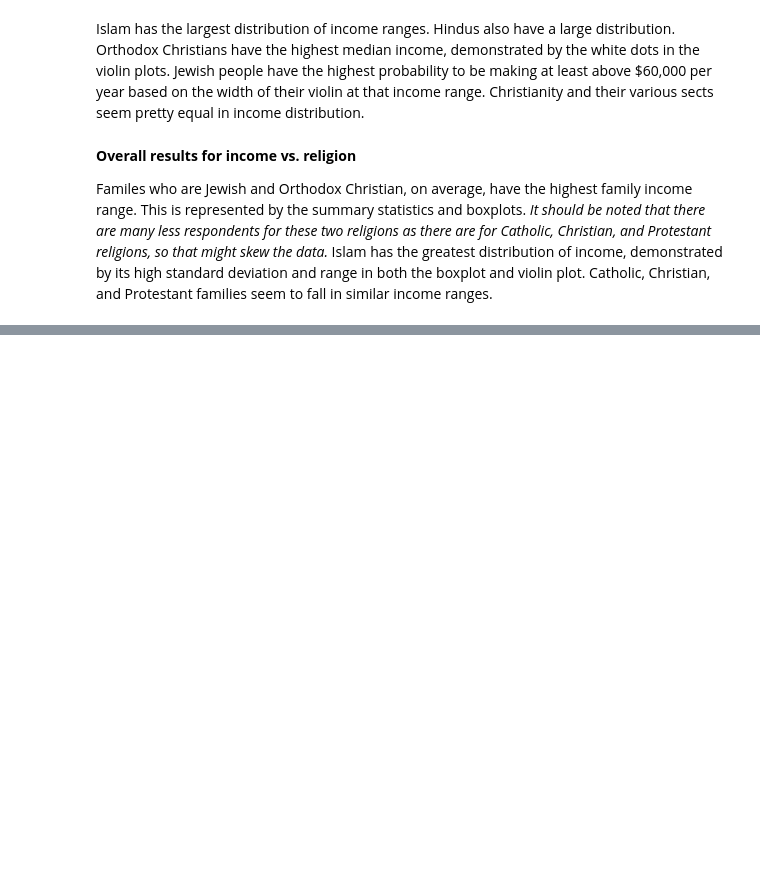
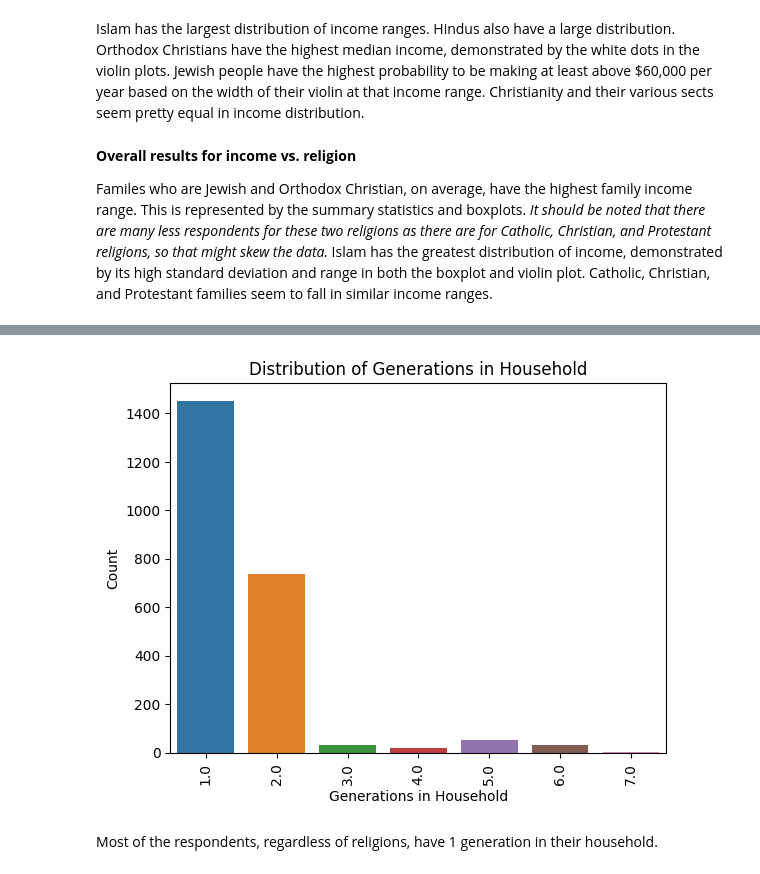
Before and after one commit to DS3001/group14, a Jupyter notebook: SabrinaViz.ipynb, the cells around one changed output, grey strips where cells are left out. Cells and saved outputs as stored; diff of their text form; code cells hidden in the pictures; blank space fills up the shorter version.

Commit message:
Family generations mappings and general stats

```diff
--- a/SabrinaViz.ipynb
+++ b/SabrinaViz.ipynb
@@ -118,0 +154,11 @@ Familes who are Jewish and Orthodox Christian, on average, have the highest fami
+# %%
+sns.countplot(x='FAMGEN', data=df)
+plt.xlabel('Generations in Household')
+plt.ylabel('Count')
+plt.title('Distribution of Generations in Household')
+plt.xticks(rotation=90)
+plt.show()
+# %% [output]
+[figure, added]
+# %% [markdown]
+Most of the respondents, regardless of religions, have 1 generation in their household.
```
Also changed, not shown: parts of 7 cells of this notebook.
